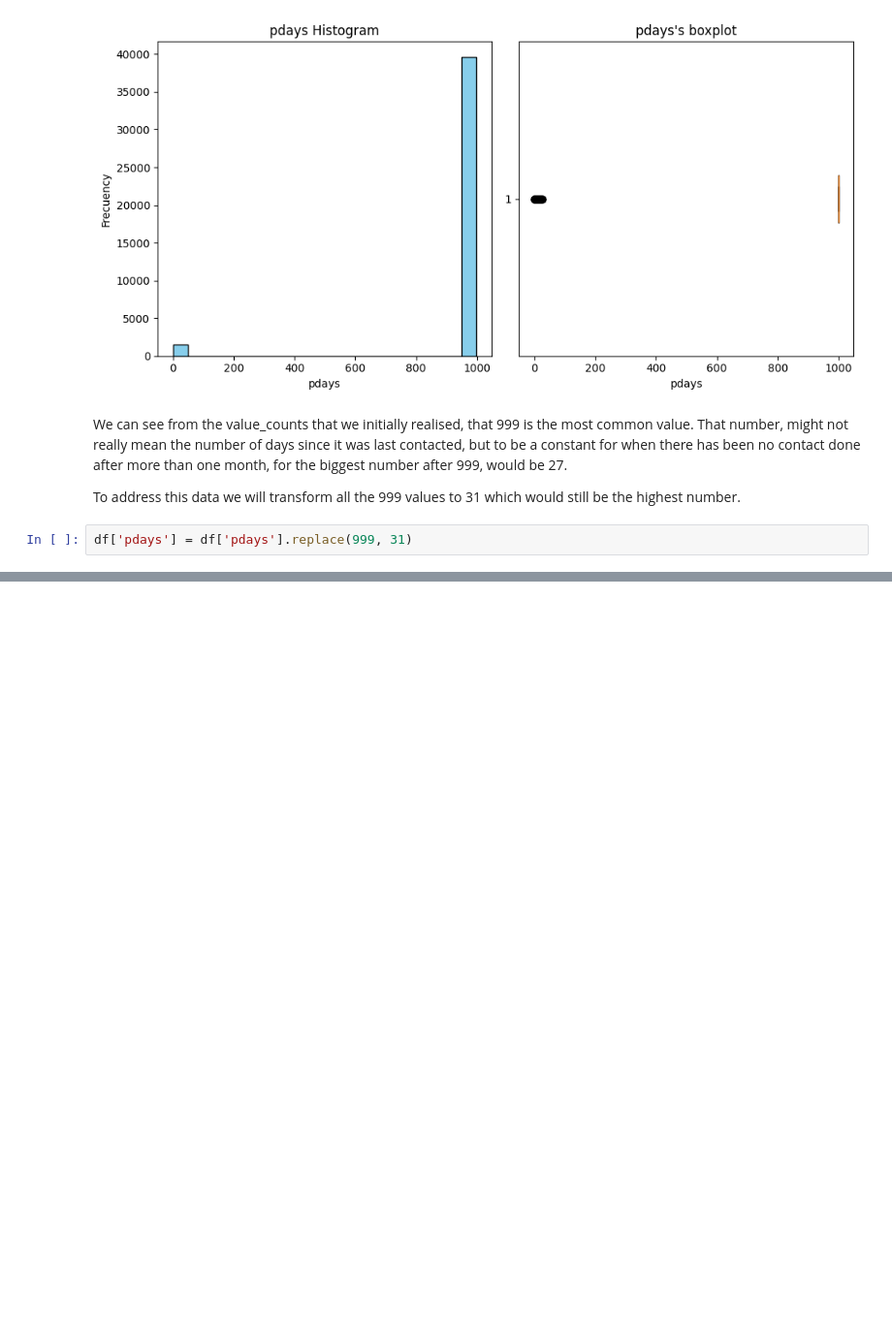
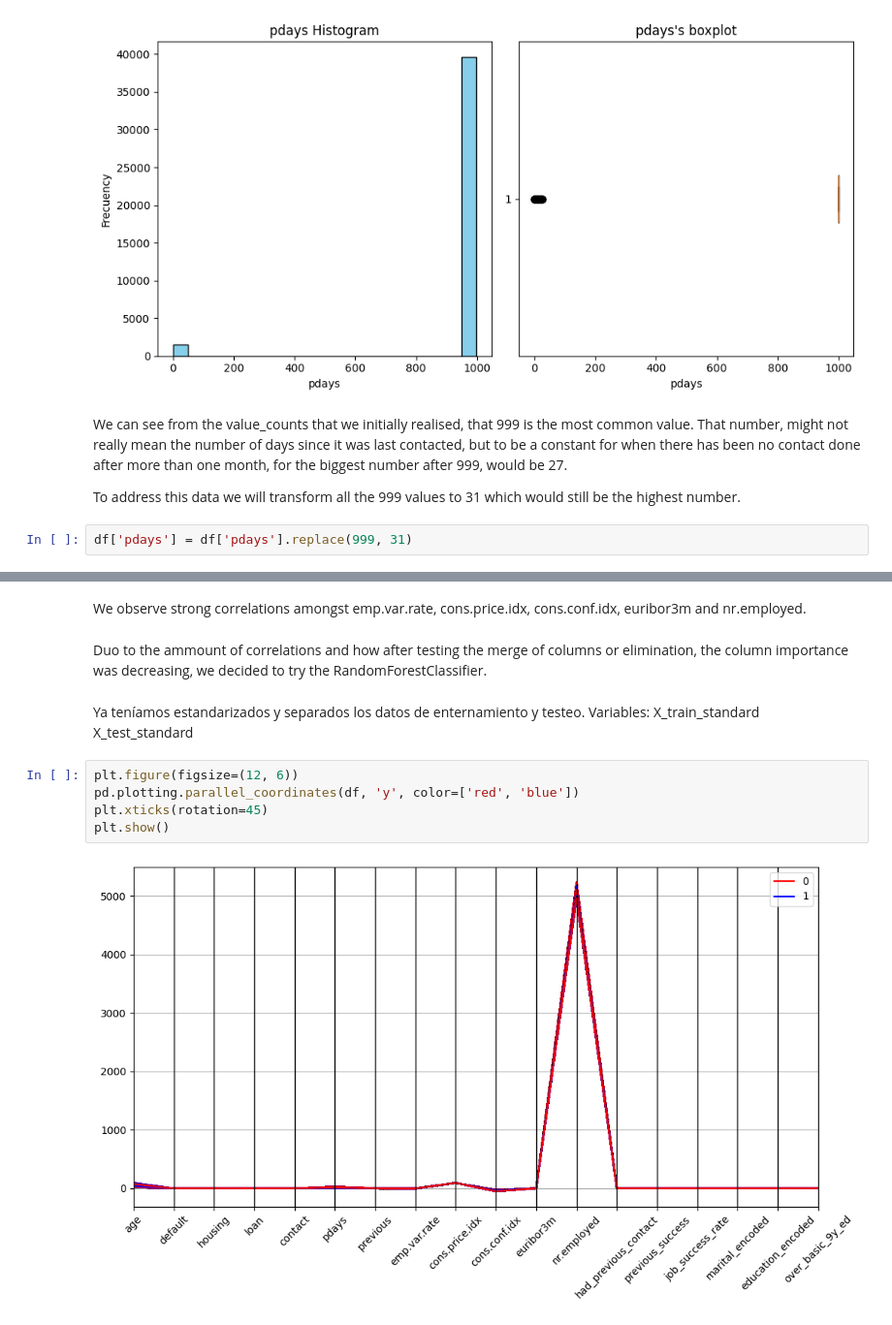
Before and after one commit to GuillePrograma94/ML-Exercise, a Jupyter notebook: src/explore.ipynb, the cells around one changed output, grey strips where cells are left out. Shown at 97% size. Drawn from its saved outputs; the diff is of its cells as text; blank space fills up the shorter version.

```diff
--- a/src/explore.ipynb
+++ b/src/explore.ipynb
@@ -922,0 +1089,15 @@ PENDIENTE COMPROBAR CORRELACIONES VIFF Y HACER EL ML.
+# %% [markdown]
+We observe strong correlations amongst emp.var.rate, cons.price.idx, cons.conf.idx, euribor3m and nr.employed.
+# %% [markdown]
+Duo to the ammount of correlations and how after testing the merge of columns or elimination, the column importance was decreasing, we decided to try the RandomForestClassifier.
+# %% [markdown]
+Ya teníamos estandarizados y separados los datos de enternamiento y testeo. Variables:
+X_train_standard
+X_test_standard
+# %%
+plt.figure(figsize=(12, 6))
+pd.plotting.parallel_coordinates(df, 'y', color=['red', 'blue'])
+plt.xticks(rotation=45)
+plt.show()
+# %% [output]
+[figure, added]
```
Also changed, not shown: parts of 70 cells of this notebook, 1 other file.
